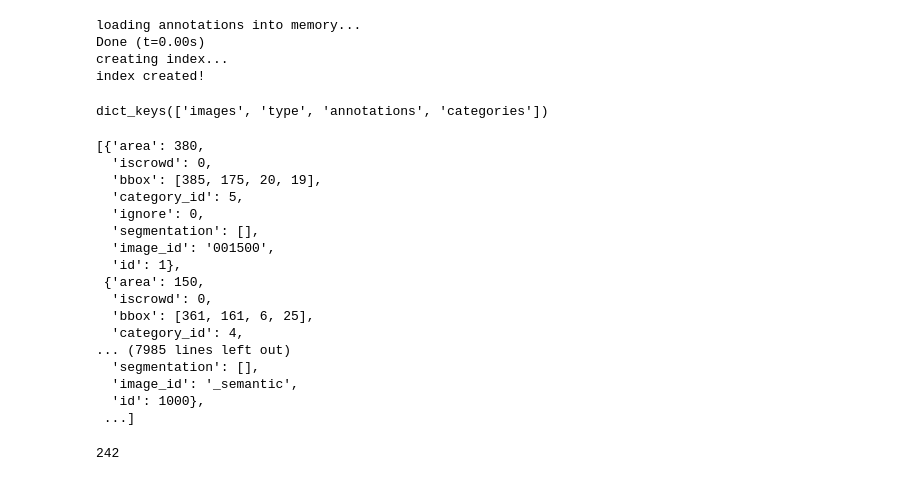
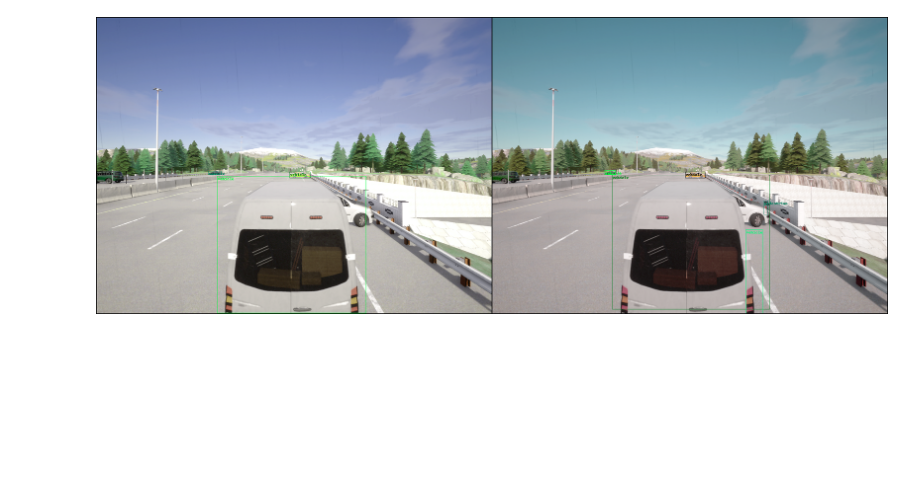
Before and after one commit to kkaiwwana/Det-Attacker, a Jupyter notebook: train_detector.ipynb, the cells around one changed output. Cells and saved outputs as stored; diff of their text form; code cells hidden in the pictures; blank space fills up the shorter version.

```diff
--- a/train_detector.ipynb
+++ b/train_detector.ipynb
@@ -3,0 +168,20 @@ sys.path.append('utils')
+# %%
+def tuple_collate_fn(batch):
+    # collate input images with different sizes into a batch
+    return tuple(zip(*batch))
+
+# dataset = CarlaDS('autodl-tmp/carla_dataset/carla_dataset.hdf5')
+base_dir = 'autodl-tmp/carla_dataset/'
+dataset = UnionDataset([base_dir + 'carla_ds_town' + map_id + '.hdf5' for map_id in ['01', '02', '03', '04', '05', '10']])
+
+train_ds, valid_ds = random_split(dataset, [0.8, 0.2])
+dl = DataLoader(train_ds, 2, shuffle=True, collate_fn=tuple_collate_fn)
+# %%
+# model = fasterrcnn_resnet50_fpn_Carla()
+model = torch.load('carla_detector.pt')
+model.to(device)
+model.train()
+optimizer = torch.optim.SGD(model.parameters(), lr=0.02, momentum=0.9, weight_decay=1e-4)
+# lr_scheduler = torch.optim.lr_scheduler.ExponentialLR(optimizer, gamma=0.9)
+lr_scheduler = torch.optim.lr_scheduler.MultiStepLR(optimizer, milestones=[16, 22], gamma=0.1)
+visualizer = DataVisualizer()
@@ -6,7 +256,0 @@ from data import COCODataset
-# %%
-dataset = COCODataset('../Carla-Object-Detection-Dataset-master/image_sets/train.txt', '../Carla-Object-Detection-Dataset-master/annotations/test.json')
-# %% [output]
-loading annotations into memory...
-Done (t=0.00s)
-creating index...
-index created!
@@ -15,31 +257,21 @@ import json
-# %%
-f = open('../Carla-Object-Detection-Dataset-master/annotations/train.json')
-data = json.load(f)
-# %%
-data.keys()
-# %% [output]
-dict_keys(['images', 'type', 'annotations', 'categories'])
-# %%
-data['annotations']
-# %% [output]
-[{'area': 380,
-  'iscrowd': 0,
-  'bbox': [385, 175, 20, 19],
-  'category_id': 5,
-  'ignore': 0,
-  'segmentation': [],
-  'image_id': '001500',
-  'id': 1},
- {'area': 150,
-  'iscrowd': 0,
-  'bbox': [361, 161, 6, 25],
-  'category_id': 4,
-... (7985 lines left out)
-  'segmentation': [],
-  'image_id': '_semantic',
-  'id': 1000},
- ...]
-# %%
-sum([d['image_id'] == '_semantic' for d in data['annotations']])
-# %% [output]
-242
+# %%
+model.eval()
+for i in range(10):
+    image_idx = i
+    pred = model((valid_ds[image_idx][0].to(device),))[0]
+    gt = valid_ds[image_idx][1]
+
+    img_gt = draw_bbox_with_tensor(valid_ds[image_idx][0], gt['boxes'], [CarlaDS.labels_int2str[i.item()] for i in gt['labels']])
+    img = draw_bbox_with_tensor(valid_ds[image_idx][0], pred['boxes'], [CarlaDS.labels_int2str[i.item()] for i in pred['labels']])
+    transforms.ToPILImage()(make_grid([img_gt, img])).save(f'./detection_results/demo_{i}.jpg')
+# %%
+model.eval()
+image_idx = 0
+pred = model((valid_ds[image_idx][0].to(device),))[0]
+gt = valid_ds[image_idx][1]
+
+img_gt = draw_bbox_with_tensor(valid_ds[image_idx][0], gt['boxes'], [CarlaDS.labels_int2str[i.item()] for i in gt['labels']])
+img = draw_bbox_with_tensor(valid_ds[image_idx][0], pred['boxes'], [CarlaDS.labels_int2str[i.item()] for i in pred['labels']])
+transforms.ToPILImage()(make_grid([img_gt, img]))
+# %% [output]
+[figure, added]
```
Also changed, not shown: parts of 18 cells of this notebook, 8 other files.
